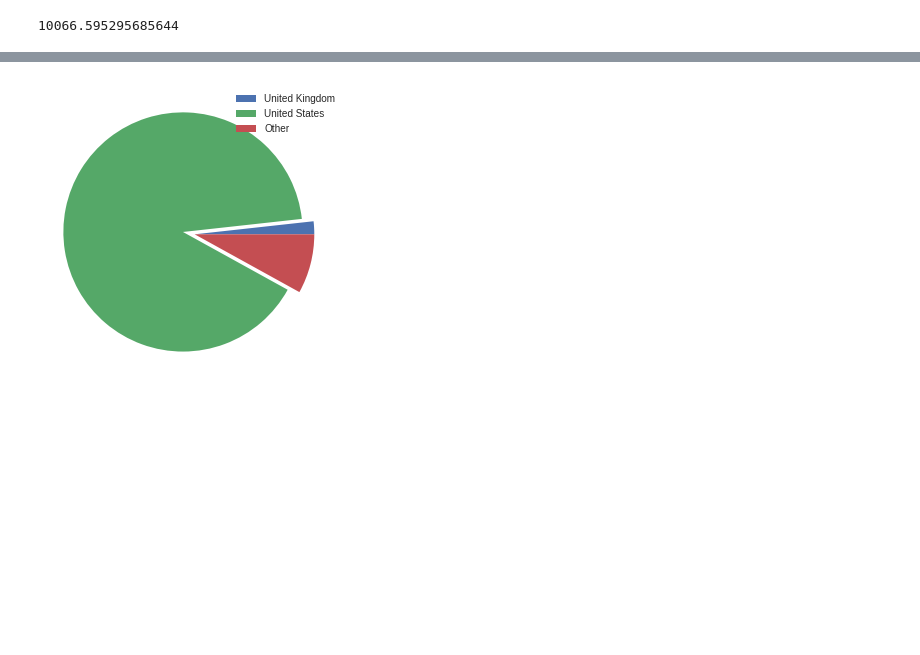
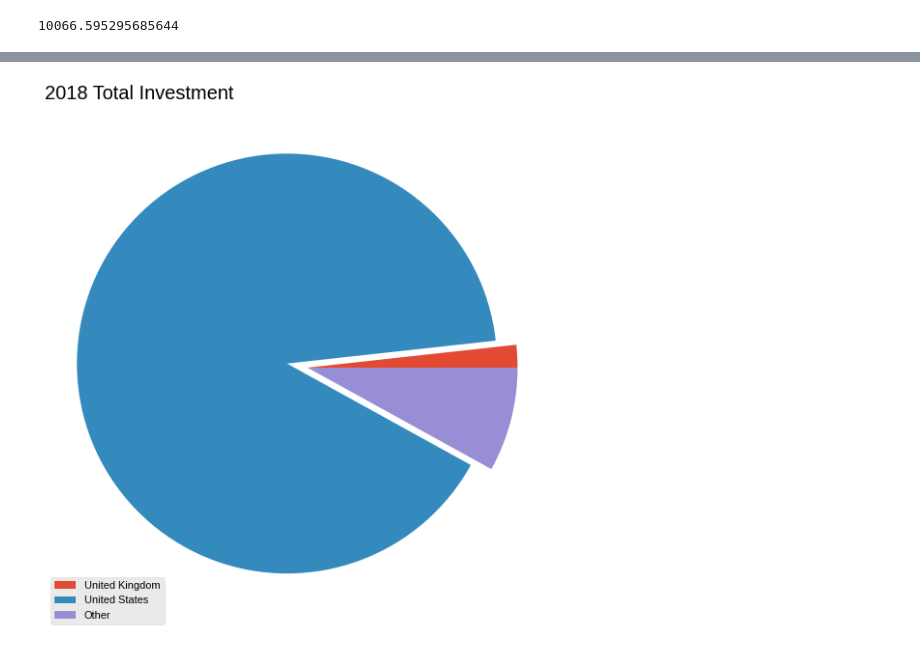
Before and after one commit to csd-oss/vc-investmemt, a Jupyter notebook: VC_Investment.ipynb, the cells around one changed output, grey strips where cells are left out. Drawn from its saved outputs; the diff is of its cells as text; code cells hidden in the pictures; blank space fills up the shorter version.

Commit message:
encreased plot size

```diff
--- a/VC_Investment.ipynb
+++ b/VC_Investment.ipynb
@@ -121,9 +120,11 @@ See the caveats in the documentation: https://pandas.pydata.org/pandas-docs/stab
 | 1 | OTH | Other | 10066.595296 |
 # %%
 expl = [0,0.1,0]
+plt.figure(figsize=(40,10))
 plt.pie(pie_2018['Value'], explode=expl)
-plt.legend(pie_2018['Country'])
+plt.legend(pie_2018['Country'],fontsize='11',loc='best')
 plt.style.use('seaborn')
+plt.title('2018 Total Investment',fontdict={'fontsize':'20'},loc='left')
 plt.show()
 # %% [output]
-[figure, old version]
+[figure, new version]
```
Also changed, not shown: parts of 3 cells of this notebook.
